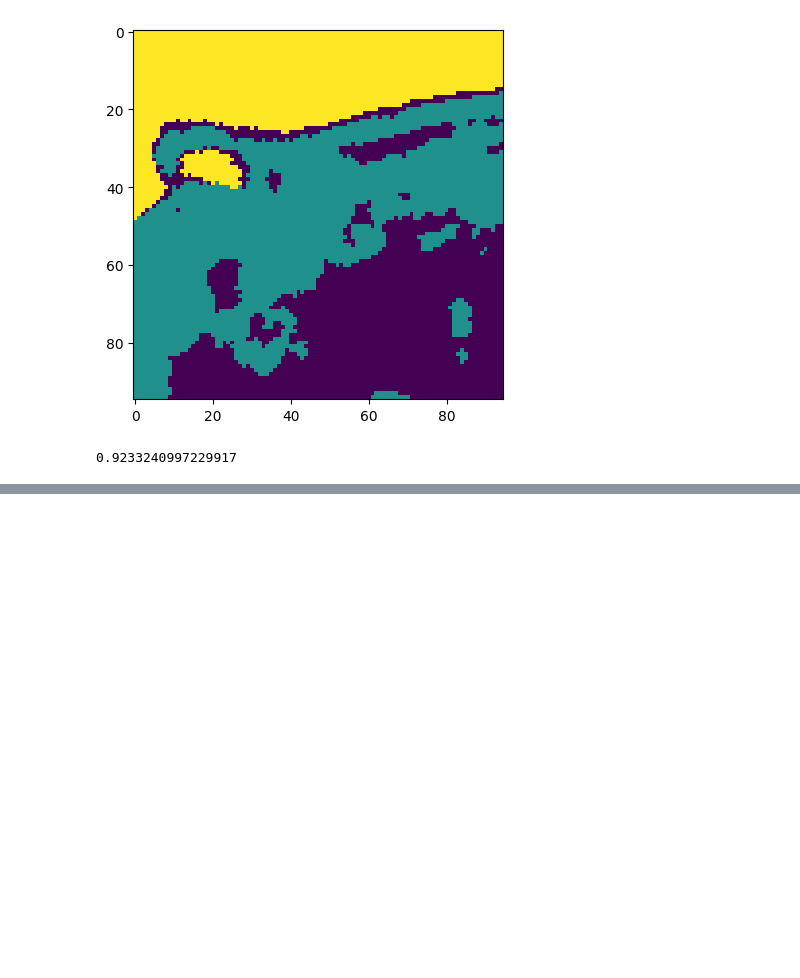
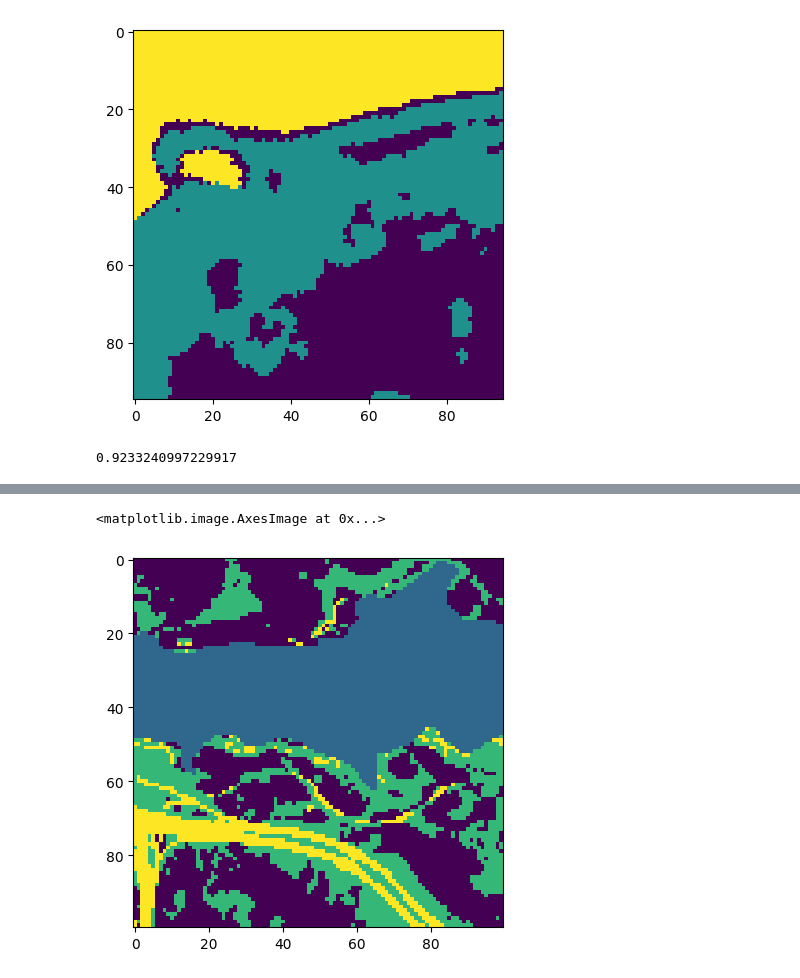
Before and after one commit to jonasroy/SVM_THESIS_PROJECT, a Jupyter notebook: Model/Model_Tree3.ipynb, the cells around one changed output, grey strips where cells are left out. Saved outputs shown, nothing was run; the diff lists cells and outputs as text; code cells hidden in the pictures; blank space fills up the shorter version.

```diff
--- a/Model/Model_Tree3.ipynb
+++ b/Model/Model_Tree3.ipynb
@@ -305,0 +360,4 @@ plt.imshow(y.reshape((95,95)))
+# %%
+# Test the predicted yout data vs the true y data.
+yout = svm_ab.predict(train)
+yout2 = svm_cd.predict(x_train2)
@@ -305,0 +391,5 @@ plt.imshow(y.reshape((95,95)))
+# %%
+plt.imshow(yout.reshape((100,100)))
+# %% [output]
+<matplotlib.image.AxesImage at 0x...>
+[figure, added]
```
Also changed, not shown: parts of 17 cells of this notebook.
